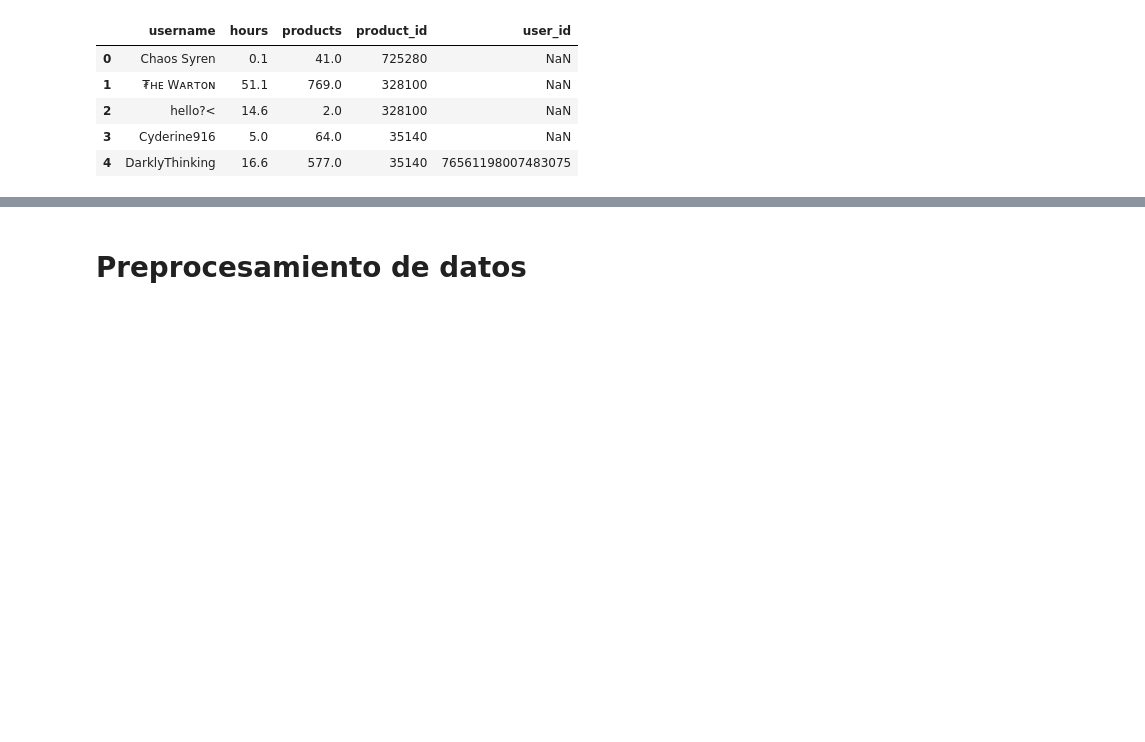
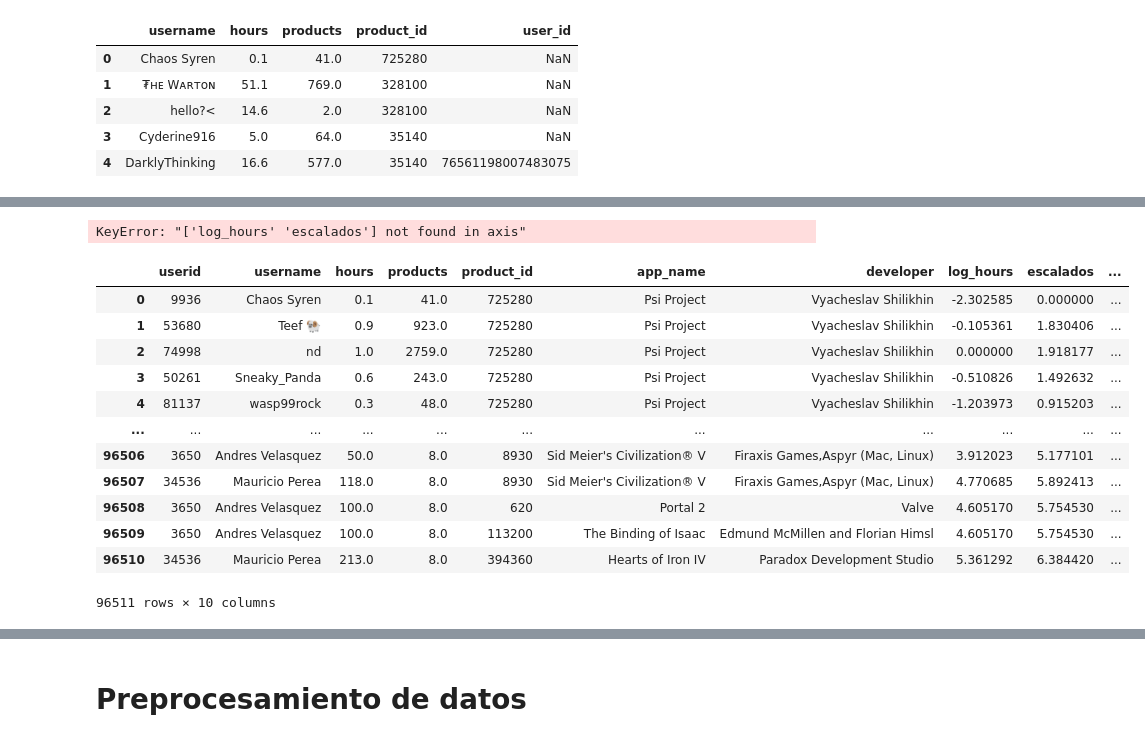
Before and after one commit to EdisonJR624/Proyecto_Steam, a Jupyter notebook: Steam_recomendaciones.ipynb, the cells around one changed output, grey strips where cells are left out. Cells and saved outputs as stored; diff of their text form; code cells hidden in the pictures; blank space fills up the shorter version.

```diff
--- a/Steam_recomendaciones.ipynb
+++ b/Steam_recomendaciones.ipynb
@@ -511,3 +511,6 @@ memory usage: 3.7+ MB
 | 2 | hello?< | 14.6 | 2.0 | 328100 | NaN |
 | 3 | Cyderine916 | 5.0 | 64.0 | 35140 | NaN |
 | 4 | DarklyThinking | 16.6 | 577.0 | 35140 | 76561198007483075 |
+# %%
+df_mean = df_steam.groupby('app_name').mean()
+df_mean
@@ -513,0 +532,23 @@ memory usage: 3.7+ MB
+# %%
+df_mean.drop(columns=['userid', 'products'], inplace=True)
+df_mean = df_mean.rename(columns={'hours':'mean_hours'})
+df_mean
+# %% [output]
+KeyError: "['log_hours' 'escalados'] not found in axis"
+# %%
+df_steam2 = df_steam.merge(df_mean, on='app_name')
+df_steam2
+# %% [output]
+|  | userid | username | hours | products | product_id | app_name | developer | log_hours | escalados | ... |
+| 0 | 9936 | Chaos Syren | 0.1 | 41.0 | 725280 | Psi Project | Vyacheslav Shilikhin | -2.302585 | 0.000000 | ... |
+| 1 | 53680 | Teef 🐏 | 0.9 | 923.0 | 725280 | Psi Project | Vyacheslav Shilikhin | -0.105361 | 1.830406 | ... |
+| 2 | 74998 | nd | 1.0 | 2759.0 | 725280 | Psi Project | Vyacheslav Shilikhin | 0.000000 | 1.918177 | ... |
+| 3 | 50261 | Sneaky_Panda | 0.6 | 243.0 | 725280 | Psi Project | Vyacheslav Shilikhin | -0.510826 | 1.492632 | ... |
+| 4 | 81137 | wasp99rock | 0.3 | 48.0 | 725280 | Psi Project | Vyacheslav Shilikhin | -1.203973 | 0.915203 | ... |
+| ... | ... | ... | ... | ... | ... | ... | ... | ... | ... | ... |
+| 96506 | 3650 | Andres Velasquez | 50.0 | 8.0 | 8930 | Sid Meier's Civilization® V | Firaxis Games,Aspyr (Mac, Linux) | 3.912023 | 5.177101 | ... |
+| 96507 | 34536 | Mauricio Perea | 118.0 | 8.0 | 8930 | Sid Meier's Civilization® V | Firaxis Games,Aspyr (Mac, Linux) | 4.770685 | 5.892413 | ... |
+| 96508 | 3650 | Andres Velasquez | 100.0 | 8.0 | 620 | Portal 2 | Valve | 4.605170 | 5.754530 | ... |
+| 96509 | 3650 | Andres Velasquez | 100.0 | 8.0 | 113200 | The Binding of Isaac | Edmund McMillen and Florian Himsl | 4.605170 | 5.754530 | ... |
+| 96510 | 34536 | Mauricio Perea | 213.0 | 8.0 | 394360 | Hearts of Iron IV | Paradox Development Studio | 5.361292 | 6.384420 | ... |
+96511 rows × 10 columns
```
Also changed, not shown: parts of 4 cells of this notebook.
